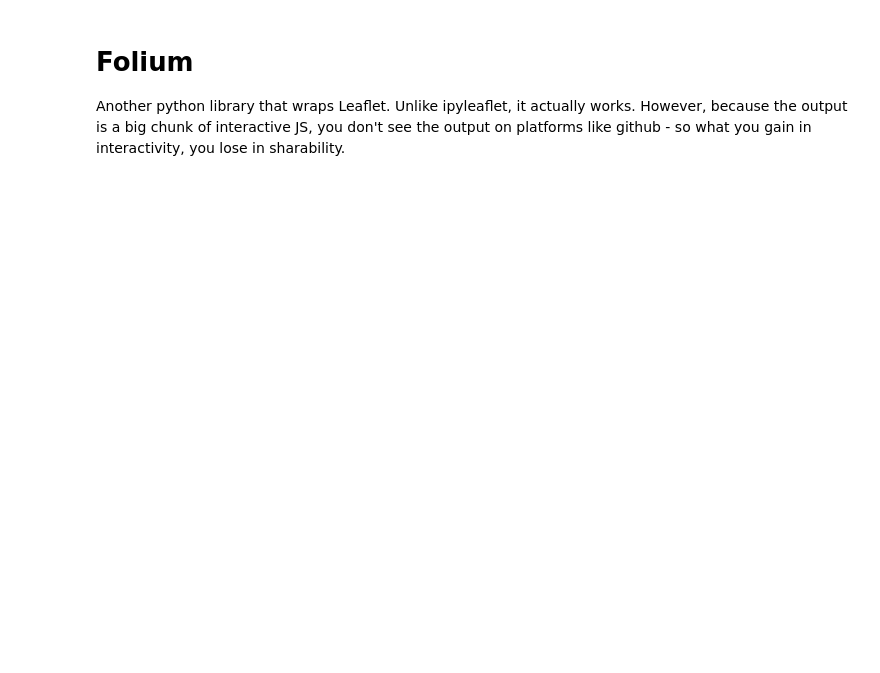
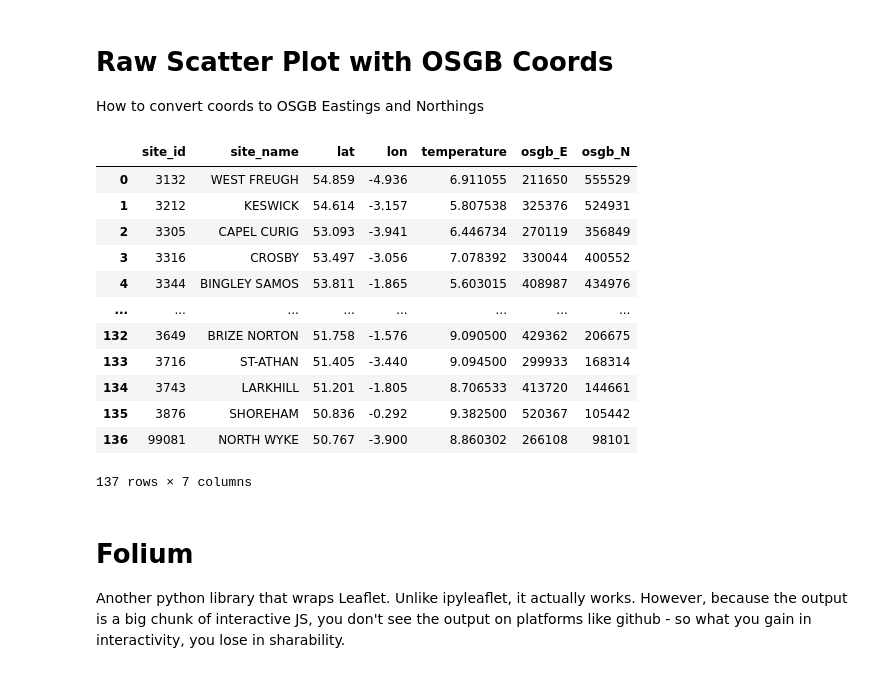
Before and after one commit to DanteLore/weather-notebook, a Jupyter notebook: map.ipynb, the cells around one changed output. Cells and saved outputs as stored; diff of their text form; code cells hidden in the pictures; blank space fills up the shorter version.

```diff
--- a/map.ipynb
+++ b/map.ipynb
@@ -60,3 +44,33 @@ m
+# %% [markdown]
+# Raw Scatter Plot with OSGB Coords
+
+How to convert coords to OSGB Eastings and Northings
+# %%
+from OSGridConverter import latlong2grid
+
+def convert(r):
+    g=latlong2grid(r['lat'], r['lon'])
+    r['osgb_E'] = g.E
+    r['osgb_N'] = g.N
+    return r
+
+osgb = df.apply(convert, axis=1)
+
+osgb
+# %% [output]
+|  | site_id | site_name | lat | lon | temperature | osgb_E | osgb_N |
+| 0 | 3132 | WEST FREUGH | 54.859 | -4.936 | 6.911055 | 211650 | 555529 |
+| 1 | 3212 | KESWICK | 54.614 | -3.157 | 5.807538 | 325376 | 524931 |
+| 2 | 3305 | CAPEL CURIG | 53.093 | -3.941 | 6.446734 | 270119 | 356849 |
+| 3 | 3316 | CROSBY | 53.497 | -3.056 | 7.078392 | 330044 | 400552 |
+| 4 | 3344 | BINGLEY SAMOS | 53.811 | -1.865 | 5.603015 | 408987 | 434976 |
+| ... | ... | ... | ... | ... | ... | ... | ... |
+| 132 | 3649 | BRIZE NORTON | 51.758 | -1.576 | 9.090500 | 429362 | 206675 |
+| 133 | 3716 | ST-ATHAN | 51.405 | -3.440 | 9.094500 | 299933 | 168314 |
+| 134 | 3743 | LARKHILL | 51.201 | -1.805 | 8.706533 | 413720 | 144661 |
+| 135 | 3876 | SHOREHAM | 50.836 | -0.292 | 9.382500 | 520367 | 105442 |
+| 136 | 99081 | NORTH WYKE | 50.767 | -3.900 | 8.860302 | 266108 | 98101 |
+137 rows × 7 columns
 # %% [markdown]
 # Folium
 
```
Also changed, not shown: parts of 5 cells of this notebook, 1 other file.
